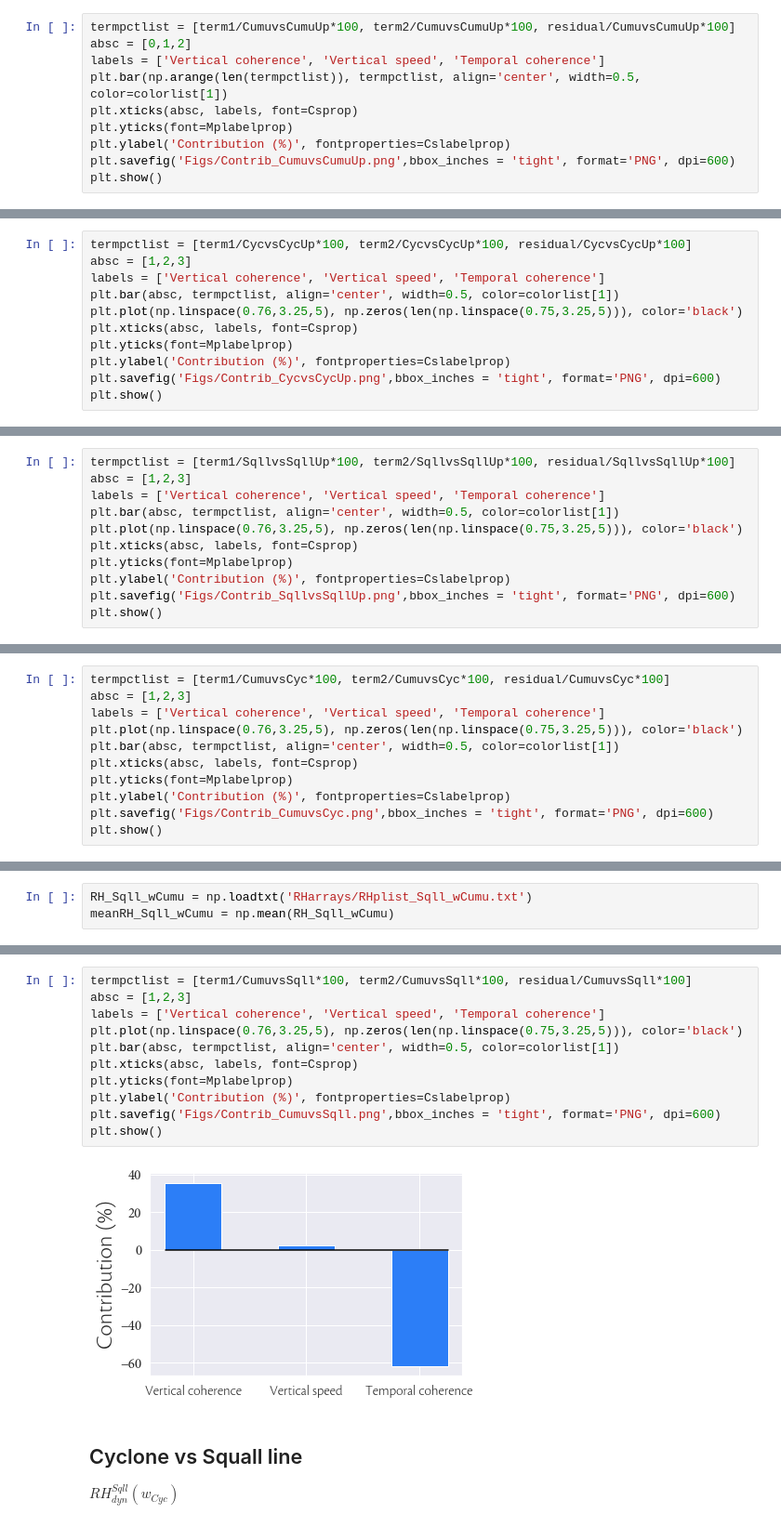
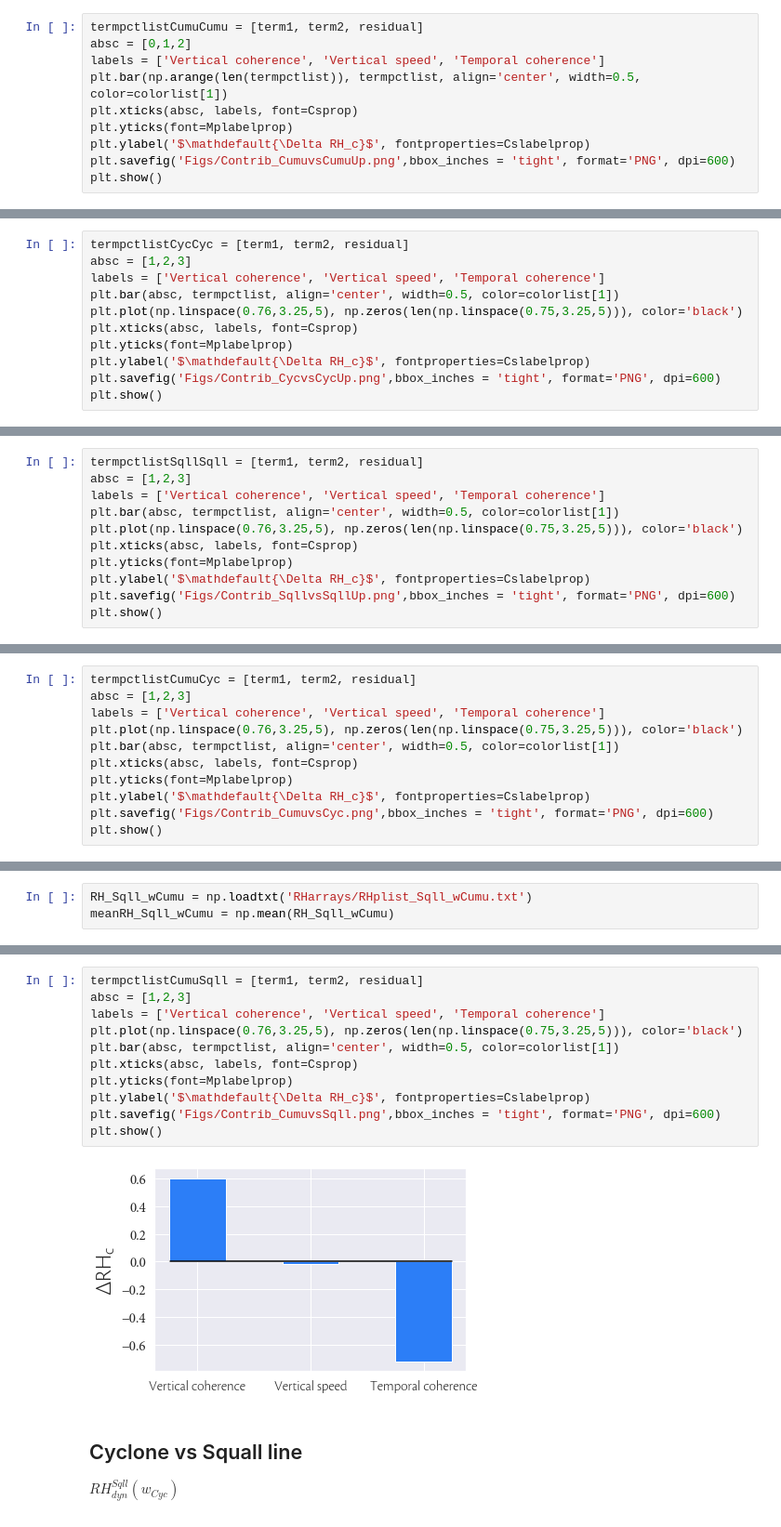
Before and after one commit to FelixLangot/LMD_Internship, a Jupyter notebook: Stats.ipynb, the cells around one changed output, grey strips where cells are left out. Shown at 93% size. Drawn from its saved outputs; the diff is of its cells as text.

```diff
--- a/Stats.ipynb
+++ b/Stats.ipynb
@@ -300,13 +300,13 @@ term2 =  0.06925347989795227
 residual =  0.04454902232789734
 total =  0.16275211907981202
 # %%
-termpctlist = [term1/CumuvsCumuUp*100, term2/CumuvsCumuUp*100, residual/CumuvsCumuUp*100]
+termpctlistCumuCumu = [term1, term2, residual]
 absc = [0,1,2]
 labels = ['Vertical coherence', 'Vertical speed', 'Temporal coherence']
 plt.bar(np.arange(len(termpctlist)), termpctlist, align='center', width=0.5, color=colorlist[1])
 plt.xticks(absc, labels, font=Csprop)
 plt.yticks(font=Mplabelprop)
-plt.ylabel('Contribution (%)', fontproperties=Cslabelprop)
+plt.ylabel('$\mathdefault{\Delta RH_c}$', fontproperties=Cslabelprop)
 plt.savefig('Figs/Contrib_CumuvsCumuUp.png',bbox_inches = 'tight', format='PNG', dpi=600)
 plt.show()
 # %% [output]
@@ -334,12 +334,12 @@ total =  0.36861083602282085
 # %%
-termpctlist = [term1/CycvsCycUp*100, term2/CycvsCycUp*100, residual/CycvsCycUp*100]
+termpctlistCycCyc = [term1, term2, residual]
 absc = [1,2,3]
 labels = ['Vertical coherence', 'Vertical speed', 'Temporal coherence']
 plt.bar(absc, termpctlist, align='center', width=0.5, color=colorlist[1])
 plt.plot(np.linspace(0.76,3.25,5), np.zeros(len(np.linspace(0.75,3.25,5))), color='black')
 plt.xticks(absc, labels, font=Csprop)
 plt.yticks(font=Mplabelprop)
-plt.ylabel('Contribution (%)', fontproperties=Cslabelprop)
+plt.ylabel('$\mathdefault{\Delta RH_c}$', fontproperties=Cslabelprop)
 plt.savefig('Figs/Contrib_CycvsCycUp.png',bbox_inches = 'tight', format='PNG', dpi=600)
 plt.show()
 # %% [output]
@@ -367,12 +367,12 @@ total =  1.311900044404331
 # %%
-termpctlist = [term1/SqllvsSqllUp*100, term2/SqllvsSqllUp*100, residual/SqllvsSqllUp*100]
+termpctlistSqllSqll = [term1, term2, residual]
 absc = [1,2,3]
 labels = ['Vertical coherence', 'Vertical speed', 'Temporal coherence']
 plt.bar(absc, termpctlist, align='center', width=0.5, color=colorlist[1])
 plt.plot(np.linspace(0.76,3.25,5), np.zeros(len(np.linspace(0.75,3.25,5))), color='black')
 plt.xticks(absc, labels, font=Csprop)
 plt.yticks(font=Mplabelprop)
-plt.ylabel('Contribution (%)', fontproperties=Cslabelprop)
+plt.ylabel('$\mathdefault{\Delta RH_c}$', fontproperties=Cslabelprop)
 plt.savefig('Figs/Contrib_SqllvsSqllUp.png',bbox_inches = 'tight', format='PNG', dpi=600)
 plt.show()
 # %% [output]
@@ -403,12 +403,12 @@ total =  0.3109466985151699
 # %%
-termpctlist = [term1/CumuvsCyc*100, term2/CumuvsCyc*100, residual/CumuvsCyc*100]
+termpctlistCumuCyc = [term1, term2, residual]
 absc = [1,2,3]
 labels = ['Vertical coherence', 'Vertical speed', 'Temporal coherence']
 plt.plot(np.linspace(0.76,3.25,5), np.zeros(len(np.linspace(0.75,3.25,5))), color='black')
 plt.bar(absc, termpctlist, align='center', width=0.5, color=colorlist[1])
 plt.xticks(absc, labels, font=Csprop)
 plt.yticks(font=Mplabelprop)
-plt.ylabel('Contribution (%)', fontproperties=Cslabelprop)
+plt.ylabel('$\mathdefault{\Delta RH_c}$', fontproperties=Cslabelprop)
 plt.savefig('Figs/Contrib_CumuvsCyc.png',bbox_inches = 'tight', format='PNG', dpi=600)
 plt.show()
 # %% [output]
@@ -437,16 +437,16 @@ total =  1.631733096763536
 # %%
-termpctlist = [term1/CumuvsSqll*100, term2/CumuvsSqll*100, residual/CumuvsSqll*100]
+termpctlistCumuSqll = [term1, term2, residual]
 absc = [1,2,3]
 labels = ['Vertical coherence', 'Vertical speed', 'Temporal coherence']
 plt.plot(np.linspace(0.76,3.25,5), np.zeros(len(np.linspace(0.75,3.25,5))), color='black')
 plt.bar(absc, termpctlist, align='center', width=0.5, color=colorlist[1])
 plt.xticks(absc, labels, font=Csprop)
 plt.yticks(font=Mplabelprop)
-plt.ylabel('Contribution (%)', fontproperties=Cslabelprop)
+plt.ylabel('$\mathdefault{\Delta RH_c}$', fontproperties=Cslabelprop)
 plt.savefig('Figs/Contrib_CumuvsSqll.png',bbox_inches = 'tight', format='PNG', dpi=600)
 plt.show()
 # %% [output]
-[figure, old version]
+[figure, new version]
 # %% [markdown]
 ## Cyclone vs Squall line
 
```
Also changed, not shown: parts of 14 cells of this notebook.
